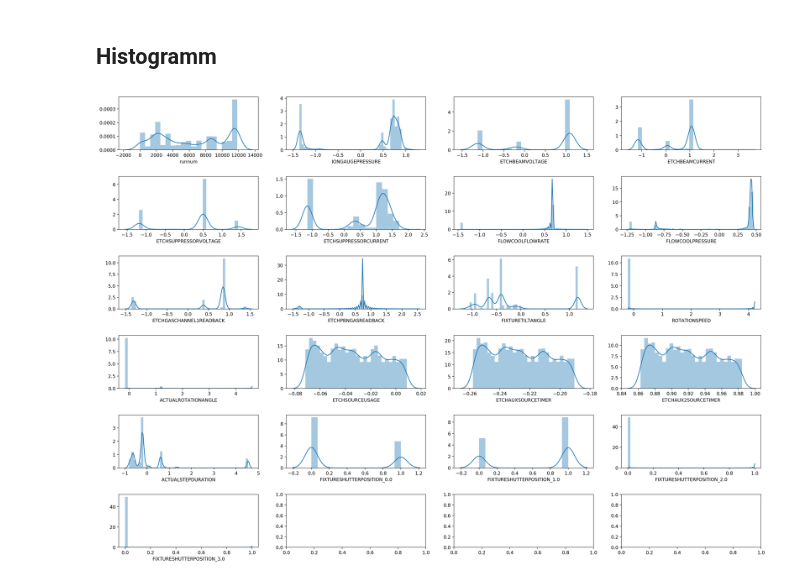
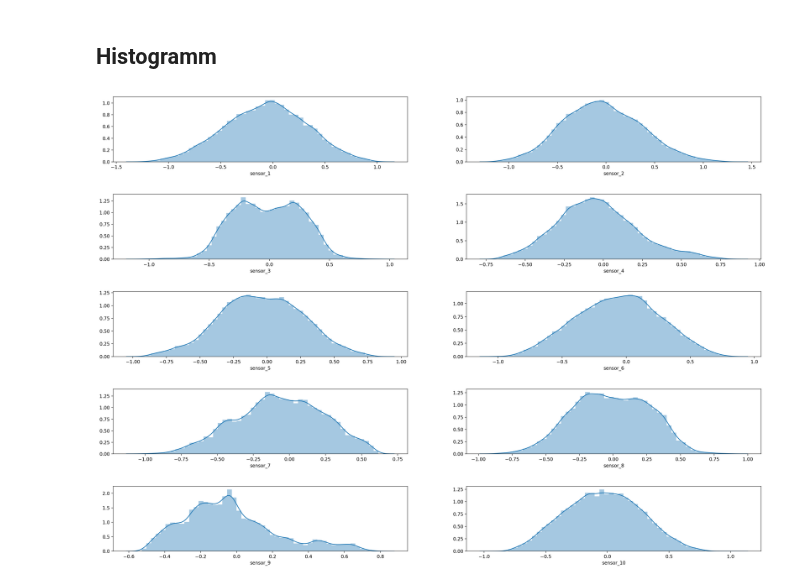
Before and after one commit to carlov93/predictive_maintenance, a Jupyter notebook: src/visualisation/raw_data/cpps_degeration.ipynb, the cells around one changed output. Saved outputs shown, nothing was run; the diff lists cells and outputs as text; code cells hidden in the pictures.

```diff
--- a/src/visualisation/raw_data/cpps_degeration.ipynb
+++ b/src/visualisation/raw_data/cpps_degeration.ipynb
@@ -94,8 +16,0 @@ large_error = df_original.iloc[36085:39000]
-# %%
-fig, axes = plt.subplots(5, 1, figsize=(30,20), sharex=True) # , dpi=200,
-ax = axes.ravel()
-plt.subplots_adjust(hspace=0.2, wspace=0.6)
-for i in range(0,5):
-    sns.lineplot(x=range(medium_error.shape[0]), y=medium_error.iloc[:,i], ax=ax[i])
-plt.subplots_adjust(wspace=0.2, hspace=0.2)
-plt.show()
@@ -106,8 +16,0 @@ plt.show()
-# %%
-fig, axes = plt.subplots(5, 1, figsize=(30,20), sharex=True) # , dpi=200,
-ax = axes.ravel()
-plt.subplots_adjust(hspace=0.2, wspace=0.6)
-for i in range(0,5):
-    sns.lineplot(x=range(large_error.shape[0]), y=large_error.iloc[:,i], ax=ax[i])
-plt.subplots_adjust(wspace=0.2, hspace=0.2)
-plt.show()
@@ -124,5 +21,5 @@ Following time series are non-stationary:
 # %%
-for i in range(5, len(df_original.columns)):
+for i in range(1, len(df_original.columns)):
     time_series = df_original.iloc[:,i].values
     result = adfuller(time_series)
     print("Test for: {}".format(df_original.columns[i]))
@@ -168,10 +66,0 @@ plt.show()
-# %%
-fig, axes = plt.subplots(6, 4, figsize=(15,7.5), dpi=200)
-ax = axes.ravel()
-plt.subplots_adjust(hspace=0.2, wspace=0.4)
-for i in range(0,24):
-    plot_acf(df_original.iloc[:,i], lags=20, ax=ax[i-1])
-    ax[i-1].set_title(df_original.columns[i])
-#plt.savefig("../graphs/raw_sensor_data_autocorrelation.png")
-plt.subplots_adjust(wspace=0.2, hspace=0.8)
-plt.show()
@@ -180,13 +67,13 @@ plt.show()
 # %% [markdown]
 ## Histogramm
 # %%
-fig, axes = plt.subplots(6, 4, figsize=(25,18), dpi=200)
+fig, axes = plt.subplots(5, 2, figsize=(25,18), dpi=200)
 ax = axes.ravel()
 plt.subplots_adjust(hspace=0.2, wspace=0.4)
-for i in range(3, 24):
-    sns.distplot(df_original.iloc[:,i], ax=ax[i-3])
+for i in range(0, 10):
+    sns.distplot(df_original.iloc[:,i+1], ax=ax[i])
 #plt.savefig("../graphs/raw_sensor_data_histogramm.png")
 plt.subplots_adjust(wspace=0.2, hspace=0.5)
 plt.show()
 # %% [output]
-[figure, old version]
+[figure, new version]
```
Also changed, not shown: parts of 25 cells of this notebook, 21 other files.
